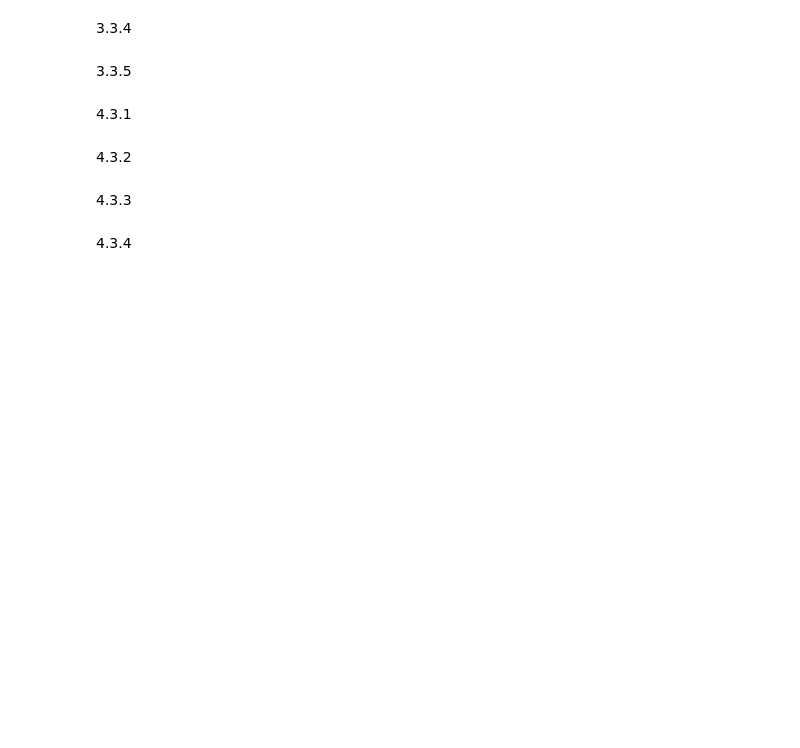
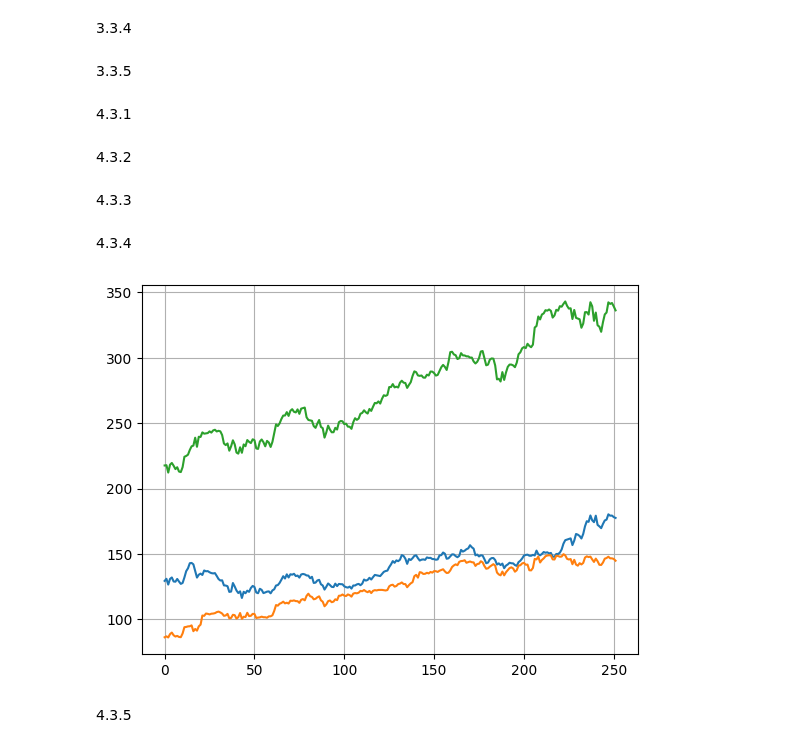
Before and after one commit to miklrz/AI_2sem, a Jupyter notebook: 1pr/main.ipynb, the cells around one changed output. Drawn from its saved outputs; the diff is of its cells as text; code cells hidden in the pictures; blank space fills up the shorter version.

```diff
--- a/1pr/main.ipynb
+++ b/1pr/main.ipynb
@@ -95,5 +103,16 @@ plt.show()
 4.3.4
 # %%
 apple = pd.read_csv('AAPL.csv',delimiter=',')
-google = pd.read_csv('GOOGL.csv',delimter=',')
-microsoft = pd.read_csv('MSFT.csv', delimeter=',')
+google = pd.read_csv('GOOGL.csv',delimiter=',')
+microsoft = pd.read_csv('MSFT.csv', delimiter=',')
+apple.head()
+apple["Close"].plot()
+google["Close"].plot()
+microsoft["Close"].plot()
+# plt.xlabel('price', fontsize=16)
+# plt.ylabel('price', fontsize=16)
+plt.grid()
+# %% [output]
+[figure, added]
+# %% [markdown]
+4.3.5
```
Also changed, not shown: parts of 2 cells of this notebook.
